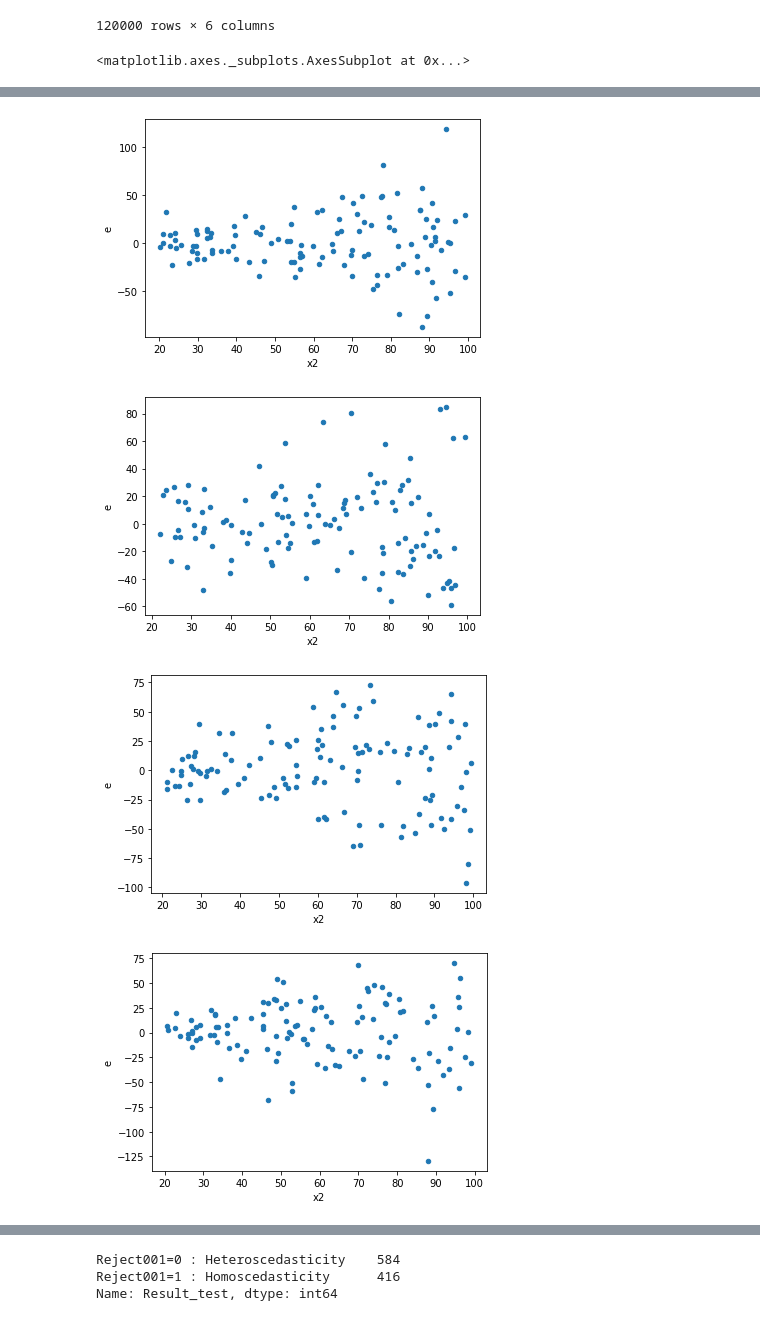
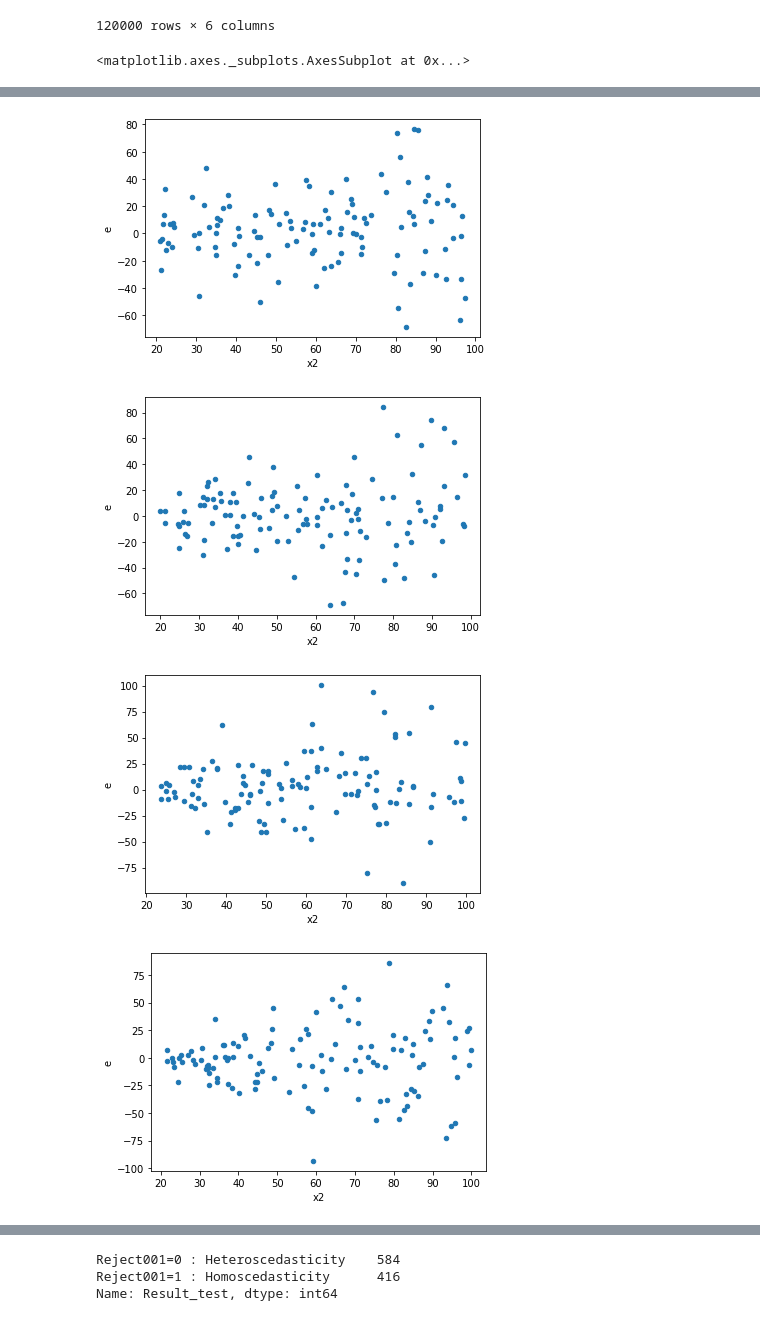
Before and after one commit to iam-fern/Generate_multiplication_2X, a Jupyter notebook: GQtest_data(y_hat)_multi_delta_(1_6)_n120_01.ipynb, the cells around one changed output, grey strips where cells are left out. Cells and saved outputs as stored; diff of their text form; code cells hidden in the pictures.

```diff
--- a/GQtest_data(y_hat)_multi_delta_(1_6)_n120_01.ipynb
+++ b/GQtest_data(y_hat)_multi_delta_(1_6)_n120_01.ipynb
@@ -136,16 +136,14 @@ table
 |  | 119.0 | 63.487848 | 66.861091 | -16.792070 | 123.556868 | 136.582011 | -13.025142 |
 120000 rows × 6 columns
 # %%
-tablenew0 = table.loc[0.0]
-tablenew1 = table.loc[1.0]
-tablenew2 = table.loc[2.0]
-tablenew3 = table.loc[3.0]
-tablenew4 = table.loc[4.0]
-tablenew5 = table.loc[5.0]
-tablenew6 = table.loc[6.0]
-tablenew7 = table.loc[7.0]
-tablenew8 = table.loc[8.0]
-tablenew9 = table.loc[9.0]
+tablenew0 = table.loc[2.0]
+tablenew1 = table.loc[3.0]
+tablenew2 = table.loc[4.0]
+tablenew3 = table.loc[7.0]
+tablenew4 = table.loc[8.0]
+tablenew5 = table.loc[10.0]
+tablenew6 = table.loc[11.0]
+tablenew7 = table.loc[13.0]
 tablenew0.plot(x ='x2', y='e', kind = 'scatter')
 tablenew1.plot(x ='x2', y='e', kind = 'scatter')
 tablenew2.plot(x ='x2', y='e', kind = 'scatter')
@@ -154,7 +152,5 @@ tablenew4.plot(x ='x2', y='e', kind = 'scatter')
 tablenew5.plot(x ='x2', y='e', kind = 'scatter')
 tablenew6.plot(x ='x2', y='e', kind = 'scatter')
 tablenew7.plot(x ='x2', y='e', kind = 'scatter')
-tablenew8.plot(x ='x2', y='e', kind = 'scatter')
-tablenew9.plot(x ='x2', y='e', kind = 'scatter')
 # %% [output]
 <matplotlib.axes._subplots.AxesSubplot at 0x...>
@@ -164,4 +160,4 @@ tablenew9.plot(x ='x2', y='e', kind = 'scatter')
-[figure, old version]
+[figure, new version]
-[figure, old version]
+[figure, new version]
-[figure, old version]
+[figure, new version]
-[figure, old version]
+[figure, new version]
```
Also changed, not shown: parts of 1 cell of this notebook.
